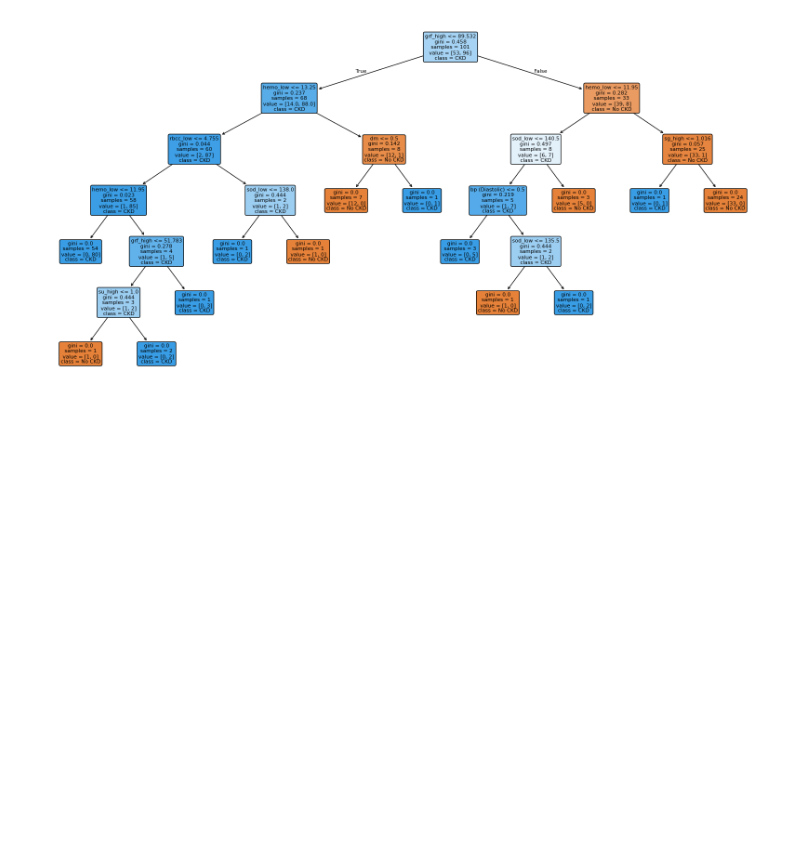
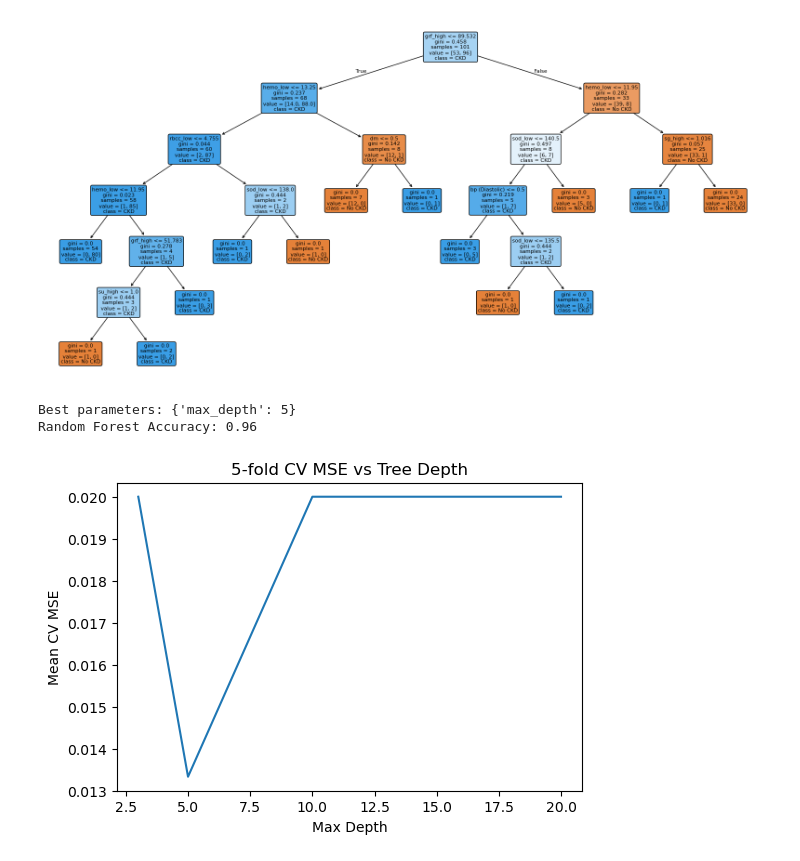
Before and after one commit to Shedglitter/CMSE381-KidneyProject, a Jupyter notebook: KidneyProjectWorks.ipynb, the cells around one changed output. Saved outputs shown, nothing was run; the diff lists cells and outputs as text; code cells hidden in the pictures; blank space fills up the shorter version.

```diff
--- a/KidneyProjectWorks.ipynb
+++ b/KidneyProjectWorks.ipynb
@@ -197,3 +237,47 @@ plot_tree(
 plt.show()
 # %% [output]
 [figure]
+# %%
+param_grid = {'max_depth': [3, 5, 10, 20]}
+
+rf_base = RandomForestClassifier(n_estimators=300,random_state=381)
+
+grid = GridSearchCV(rf_base,param_grid,cv=5,scoring='neg_mean_squared_error',n_jobs=-1)
+
+grid.fit(X_train, y_train)
+
+print("Best parameters:", grid.best_params_)
+best_rf = grid.best_estimator_
+
+rf_pred = best_rf.predict(X_test)
+rf_acc = accuracy_score(y_test, rf_pred)
+
+print("Random Forest Accuracy:", rf_acc)
+# %% [output]
+Best parameters: {'max_depth': 5}
+Random Forest Accuracy: 0.96
+# %%
+cv_results = pd.DataFrame(grid.cv_results_)
+
+depths = [3, 5, 10, 20]
+mse_scores = []
+
+for d in depths:
+    neg_mse = cv_results.loc[
+        cv_results["param_max_depth"] == d,
+        "mean_test_score"
+    ].values[0]
+
+    mse = -neg_mse
+    mse_scores.append(mse)
+
+plt.figure(figsize=(6,4))
+plt.plot(depths, mse_scores)
+plt.xlabel("Max Depth")
+plt.ylabel("Mean CV MSE")
+plt.title("5-fold CV MSE vs Tree Depth")
+
+
+plt.show()
+# %% [output]
+[figure, added]
```
Also changed, not shown: parts of 9 cells of this notebook, 2 other files.
